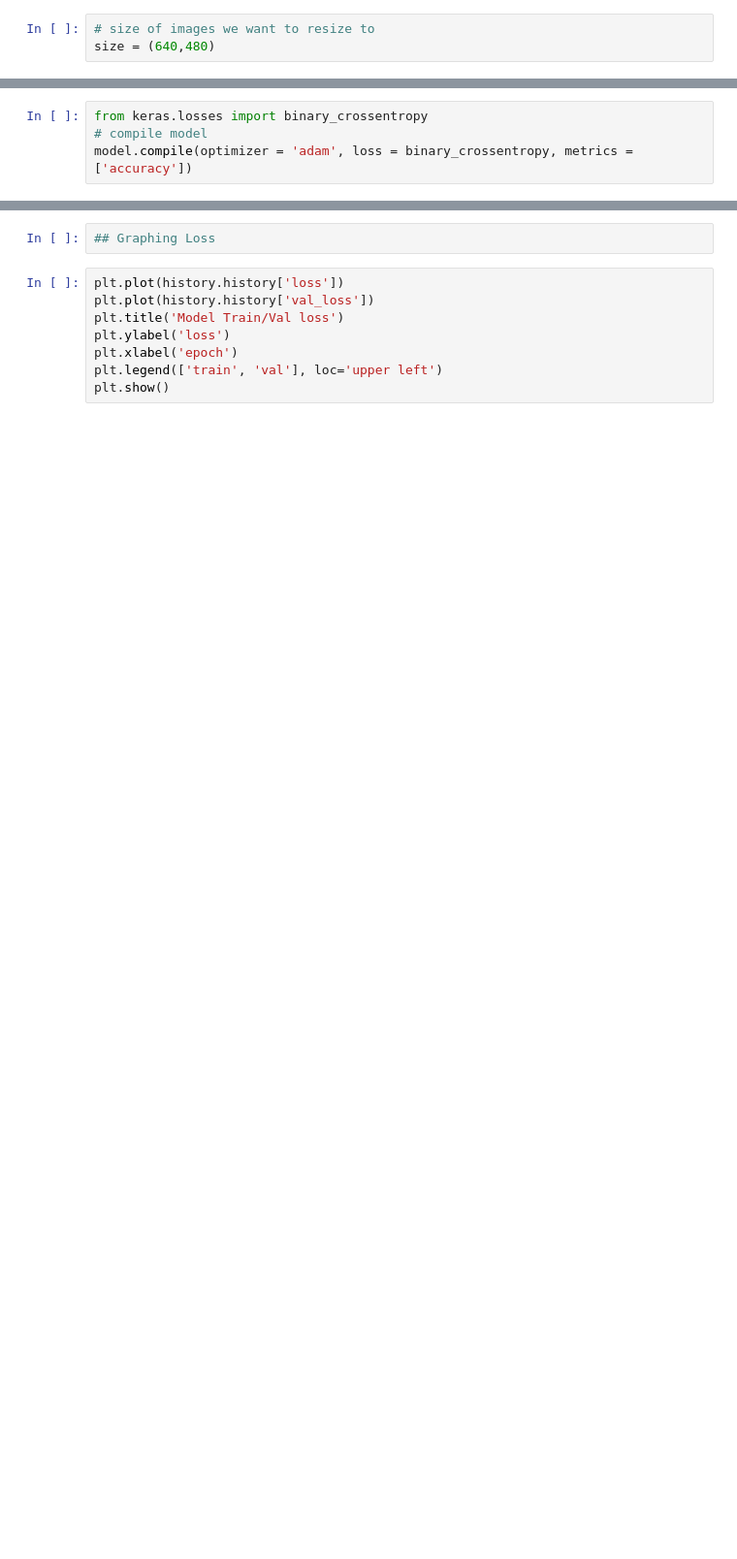
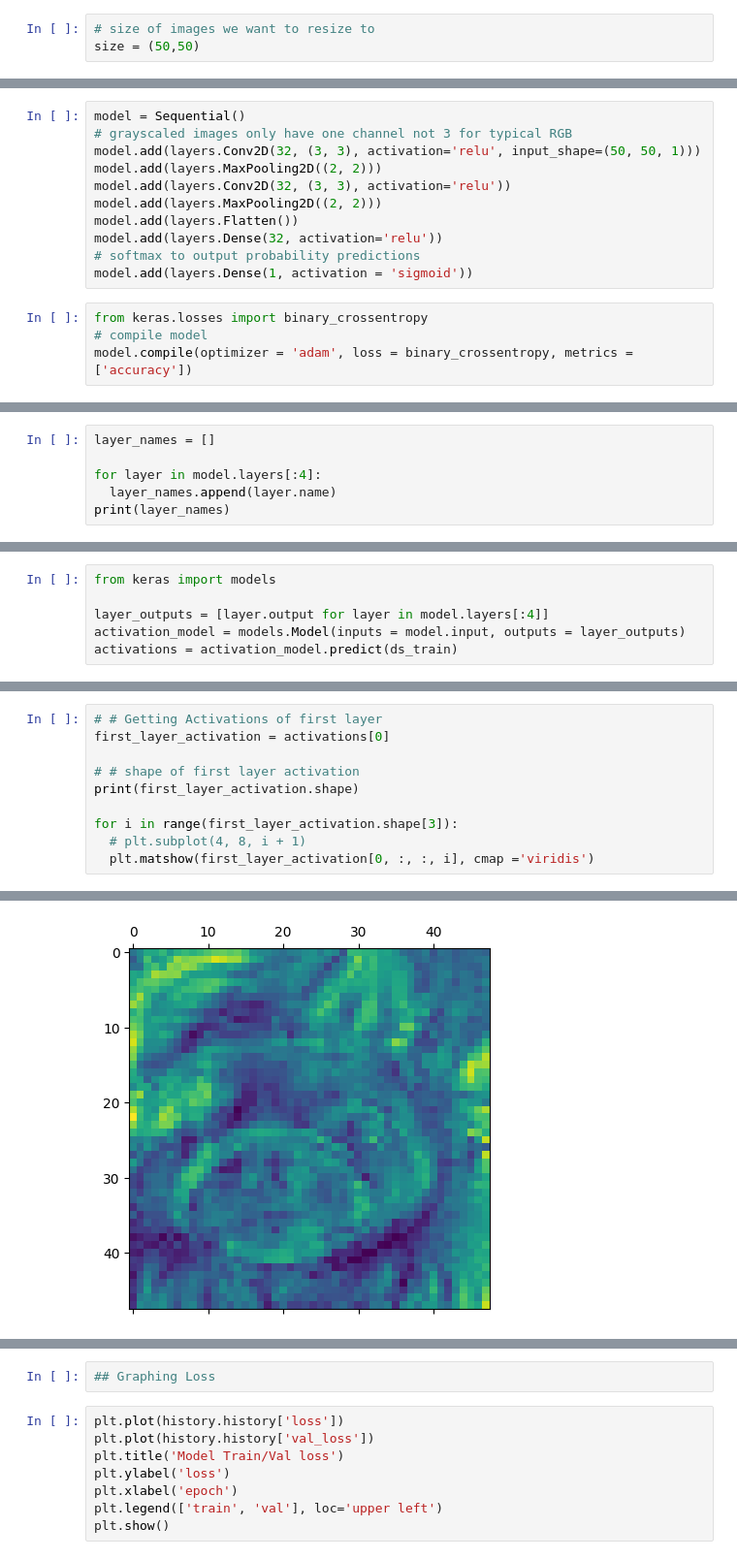
Before and after one commit to ssunsonic/Image_Classification, a Jupyter notebook: Image_Preprocessing_Modeling_Final.ipynb, the cells around one changed output, grey strips where cells are left out. Shown: that part at 97% size. Cells and saved outputs as stored; diff of their text form; blank space fills up the shorter version.

```diff
--- a/Image_Preprocessing_Modeling_Final.ipynb
+++ b/Image_Preprocessing_Modeling_Final.ipynb
@@ -47,7 +66,7 @@ Using 275 files for validation.
 ## Image Resizing
 # %%
 # size of images we want to resize to
-size = (640,480)
+size = (50,50)
 # %%
 # resize all images
 ds_train = ds_train.map(lambda image, label: (tf.image.resize(image, size), label))
@@ -109,3 +122,14 @@ KeyboardInterrupt:
+# %%
+model = Sequential()
+# grayscaled images only have one channel not 3 for typical RGB
+model.add(layers.Conv2D(32, (3, 3), activation='relu', input_shape=(50, 50, 1)))
+model.add(layers.MaxPooling2D((2, 2)))
+model.add(layers.Conv2D(32, (3, 3), activation='relu'))
+model.add(layers.MaxPooling2D((2, 2)))
+model.add(layers.Flatten())
+model.add(layers.Dense(32, activation='relu'))
+# softmax to output probability predictions
+model.add(layers.Dense(1, activation = 'sigmoid'))
 # %%
 from keras.losses import binary_crossentropy
 # compile model
@@ -132,0 +159,6 @@ _________________________________________________________________
+# %%
+layer_names = []
+
+for layer in model.layers[:4]:
+  layer_names.append(layer.name)
+print(layer_names)
@@ -132,0 +167,6 @@ _________________________________________________________________
+# %%
+from keras import models
+
+layer_outputs = [layer.output for layer in model.layers[:4]]
+activation_model = models.Model(inputs = model.input, outputs = layer_outputs)
+activations = activation_model.predict(ds_train)
@@ -132,0 +175,11 @@ _________________________________________________________________
+# %%
+# # Getting Activations of first layer
+first_layer_activation = activations[0]
+
+# # shape of first layer activation
+print(first_layer_activation.shape)
+
+for i in range(first_layer_activation.shape[3]):
+  # plt.subplot(4, 8, i + 1)
+  plt.matshow(first_layer_activation[0, :, :, i], cmap ='viridis')
+# %% [output]
@@ -132,0 +187 @@ _________________________________________________________________
+[figure, added]
```
Also changed, not shown: parts of 17 cells of this notebook.
